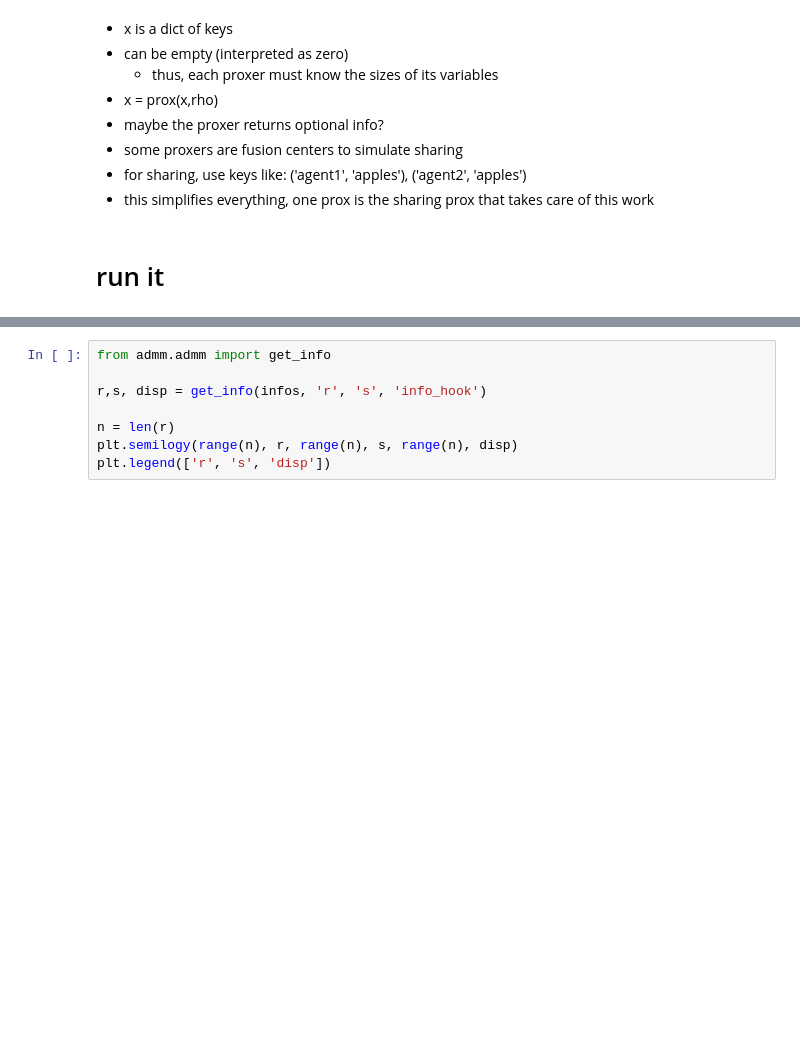
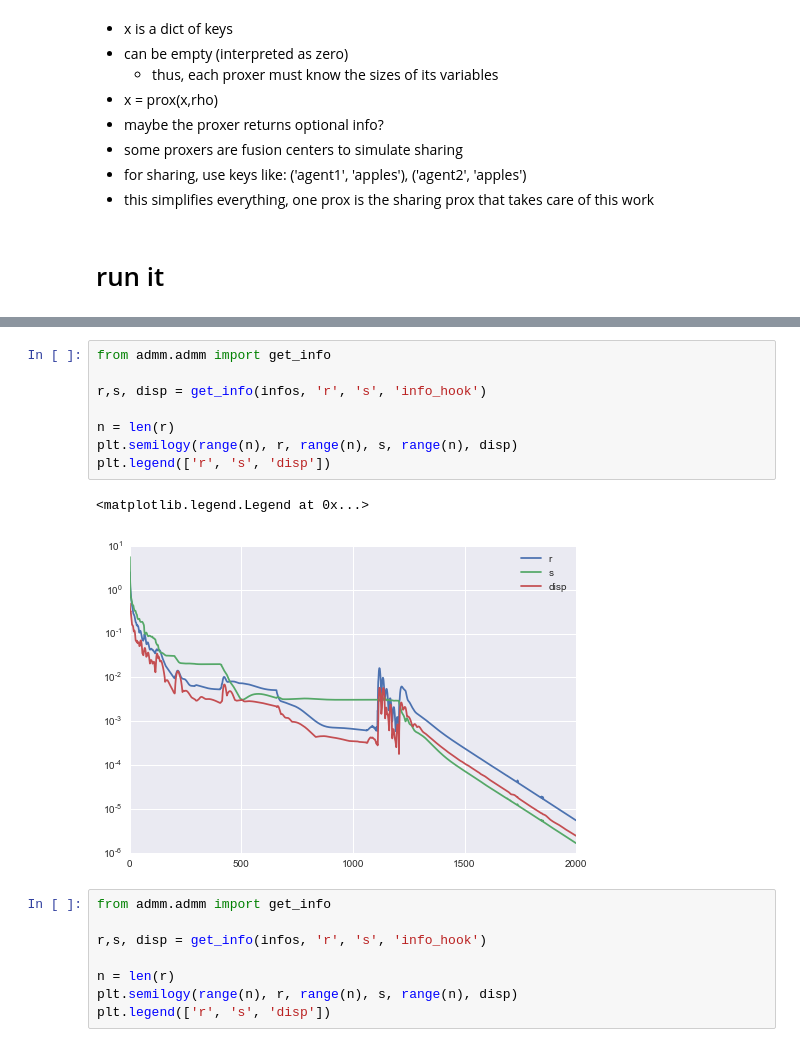
Before and after one commit to ajfriend/admm, a Jupyter notebook: Untitled.ipynb, the cells around one changed output, grey strips where cells are left out. Drawn from its saved outputs; the diff is of its cells as text; blank space fills up the shorter version.

```diff
--- a/Untitled.ipynb
+++ b/Untitled.ipynb
@@ -132,3 +133,14 @@ infos
+# %%
+from admm.admm import get_info
+
+r,s, disp = get_info(infos, 'r', 's', 'info_hook')
+
+n = len(r)
+plt.semilogy(range(n), r, range(n), s, range(n), disp)
+plt.legend(['r', 's', 'disp'])
+# %% [output]
+<matplotlib.legend.Legend at 0x...>
+[figure, added]
 # %%
 from admm.admm import get_info
 
```
Also changed, not shown: parts of 18 cells of this notebook, 5 other files.
